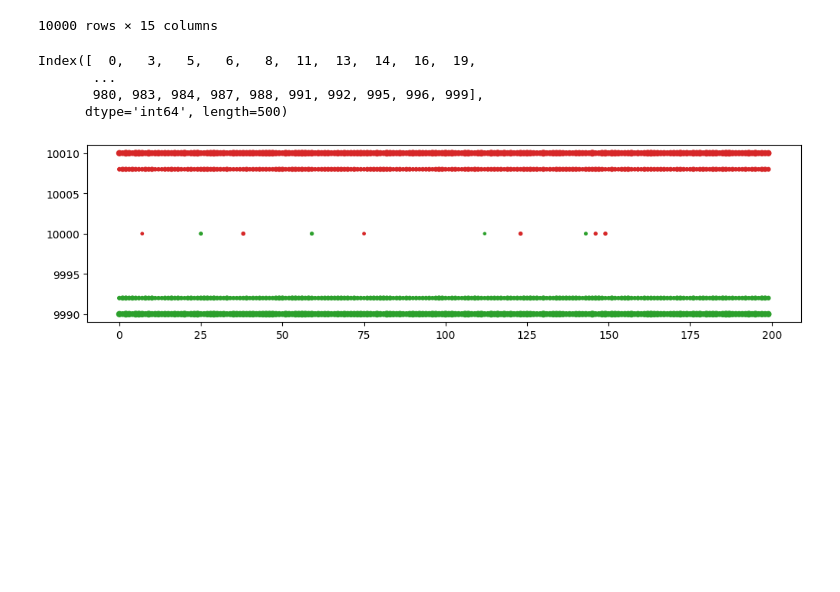
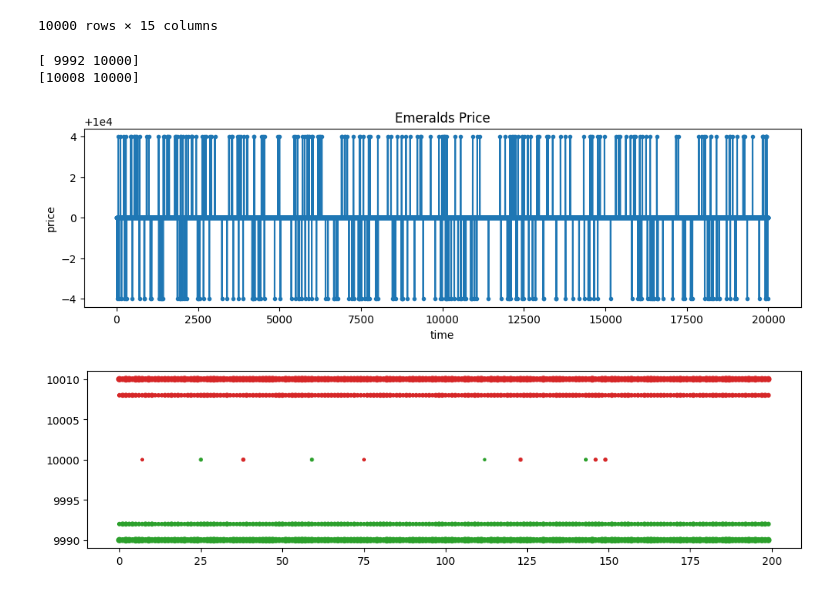
Before and after one commit to aemilani/imc-prosperity-4, a Jupyter notebook: notebooks/tutorial_round.ipynb, the cells around one changed output. Saved outputs shown, nothing was run; the diff lists cells and outputs as text; code cells hidden in the pictures; blank space fills up the shorter version.

```diff
--- a/notebooks/tutorial_round.ipynb
+++ b/notebooks/tutorial_round.ipynb
@@ -17,6 +7,6 @@ price = pd.read_csv('../data/raw/round_0/prices_round_0_day_-2.csv', delimiter='
 # %%
 price = pd.read_csv('../data/raw/round_0/prices_round_0_day_-2.csv', delimiter=';').drop(columns=['day', 'profit_and_loss'])
-price_resin = price[price['product'] == 'EMERALDS']
-price_kelp = price[price['product'] == 'TOMATOES']
+price_emeralds = price[price['product'] == 'EMERALDS']
+price_tomatoes = price[price['product'] == 'TOMATOES']
 # %%
 trades = pd.read_csv('../data/raw/round_0/trades_round_0_day_-2.csv', delimiter=';').drop(columns=['buyer', 'seller', 'currency'])
@@ -40,13 +30,21 @@ price_resin
 | 19996 | 999800 | EMERALDS | 9992 | 14 | 9990 | 25 | NaN | NaN | ... |
 | 19999 | 999900 | EMERALDS | 9992 | 13 | 9990 | 30 | NaN | NaN | ... |
 10000 rows × 15 columns
-# %%
-price_resin.iloc[:500].index
-# %% [output]
-Index([  0,   3,   5,   6,   8,  11,  13,  14,  16,  19,
-       ...
-       980, 983, 984, 987, 988, 991, 992, 995, 996, 999],
-      dtype='int64', length=500)
+# %%
+print(price_emeralds['bid_price_1'].unique())
+print(price_emeralds['ask_price_1'].unique())
+# %% [output]
+[ 9992 10000]
+[10008 10000]
+# %%
+plt.figure(figsize=(12, 3))
+plt.plot(price_emeralds['mid_price'], marker='.')
+plt.title('Emeralds Price')
+plt.xlabel('time')
+plt.ylabel('price')
+plt.show()
+# %% [output]
+[figure, added]
 # %%
 plt.figure(figsize=(12, 3))
 plt.scatter(price_resin.iloc[:200]['timestamp']//100, price_resin.iloc[:200]['bid_price_1'], s=price_resin.iloc[:200]['bid_volume_1'], c='tab:green')
```
Also changed, not shown: parts of 6 cells of this notebook, 2 other files.
